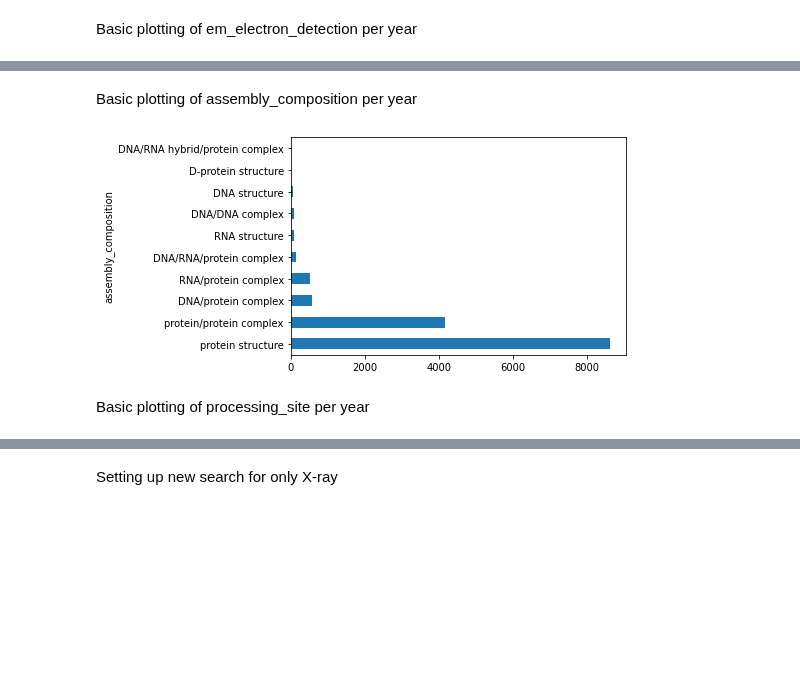
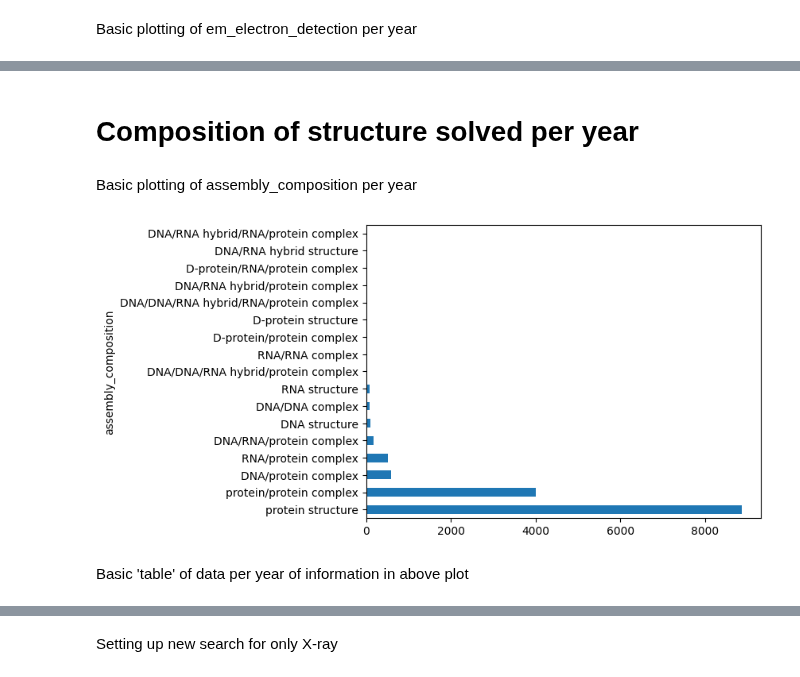
Before and after one commit to PDBeurope/pdbe-api-training, a Jupyter notebook: PDBe_yearly_release_stats_2023.ipynb, the cells around one changed output, grey strips where cells are left out. Drawn from its saved outputs; the diff is of its cells as text; code cells hidden in the pictures; blank space fills up the shorter version.

```diff
--- a/PDBe_yearly_release_stats_2023.ipynb
+++ b/PDBe_yearly_release_stats_2023.ipynb
@@ -86,7 +84,7 @@ Search for released entries by year:
 (added filtering to get back only fields interesting in this notebook)
 # %%
 search_terms = Q(status="REL", release_year=2023)
-filter_terms = ['pdb_id', 'experimental_method', 'resolution', 'em_resolution', 'journal', 'refinement_software', 'synchrotron_site', 'em_electron_detection', 'cath_homologous_superfamily', 'assembly_composition', 'processing_site']
+filter_terms = ['pdb_id', 'experimental_method', 'resolution', 'em_resolution', 'image_processing_id','journal', 'refinement_software', 'synchrotron_site', 'em_electron_detection', 'cath_homologous_superfamily', 'assembly_composition', 'processing_site']
 #all_results = run_search(search_terms, filter_terms, number_of_rows=100, group_pdb=False)
 results = run_grouped_search(search_terms, filter_terms, number_of_rows=20000, group_pdb=True)
 pprint(results[:5])
@@ -188,8 +344,10 @@ pandas_plot(list_of_results=results, column_to_group_by='em_electron_detection',
+# %% [markdown]
+# Composition of structure solved per year
 # %% [markdown]
 Basic plotting of assembly_composition per year
 # %%
-pandas_plot(list_of_results=results, column_to_group_by='assembly_composition', graph_type='barh', top10=True)
+pandas_plot(list_of_results=results, column_to_group_by='assembly_composition', graph_type='barh')
 # %% [output]
-[figure, old version]
+[figure, new version]
 # %% [markdown]
-Basic plotting of processing_site per year
+Basic 'table' of data per year of information in above plot
```
Also changed, not shown: parts of 36 cells of this notebook.
